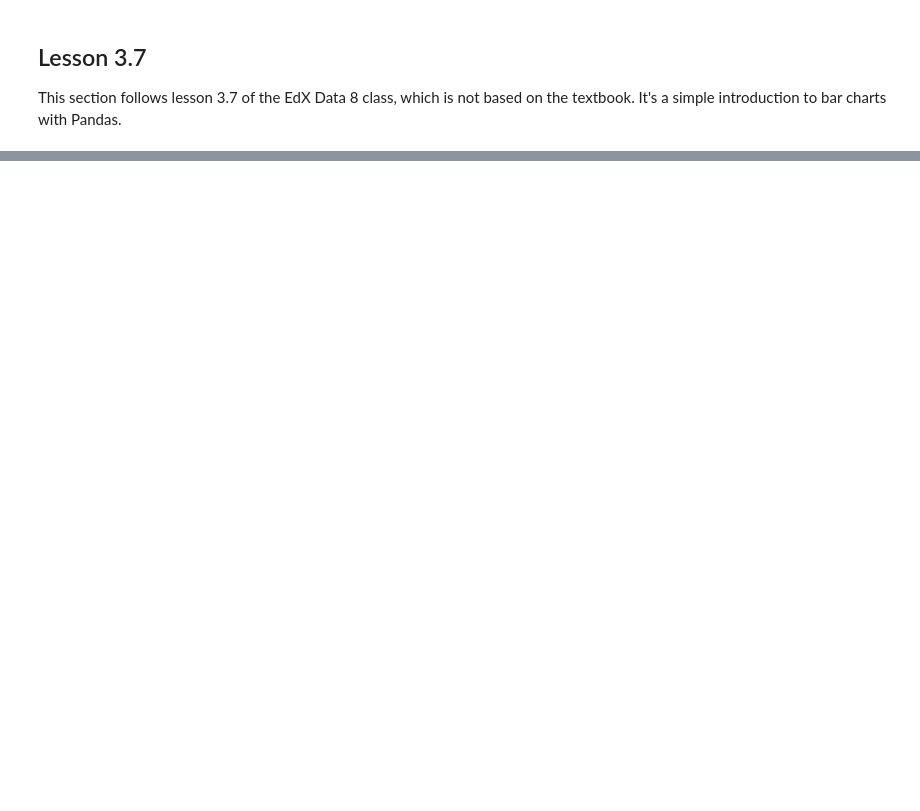
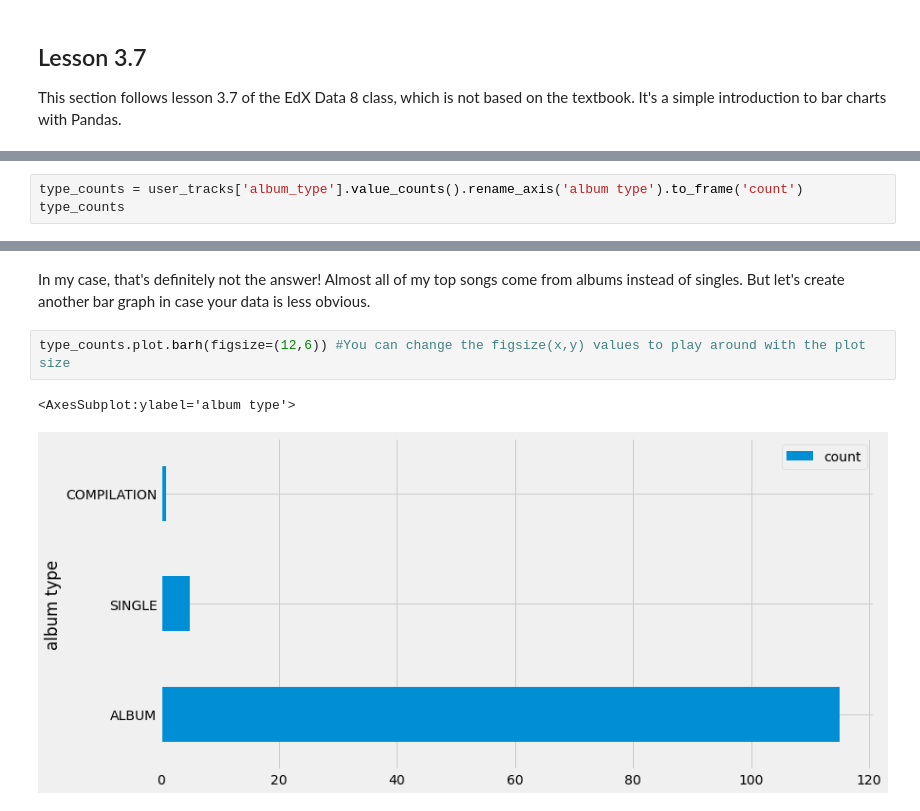
Before and after one commit to JimmyLamothe/dataspot, a Jupyter notebook: dataspot_3-7.ipynb, the cells around one changed output, grey strips where cells are left out. Saved outputs shown, nothing was run; the diff lists cells and outputs as text; blank space fills up the shorter version.

```diff
--- a/dataspot_3-7.ipynb
+++ b/dataspot_3-7.ipynb
@@ -18,0 +79,3 @@ Now, we'll query the Spotify API to create a new DataFrame with track informatio
+# %%
+type_counts = user_tracks['album_type'].value_counts().rename_axis('album type').to_frame('count')
+type_counts
@@ -18,0 +88,7 @@ Now, we'll query the Spotify API to create a new DataFrame with track informatio
+# %% [markdown]
+In my case, that's definitely not the answer! Almost all of my top songs come from albums instead of singles. But let's create another bar graph in case your data is less obvious.
+# %%
+type_counts.plot.barh(figsize=(12,6)) #You can change the figsize(x,y) values to play around with the plot size
+# %% [output]
+<AxesSubplot:ylabel='album type'>
+[figure, added]
```
Also changed, not shown: parts of 18 cells of this notebook, 3 other files.
